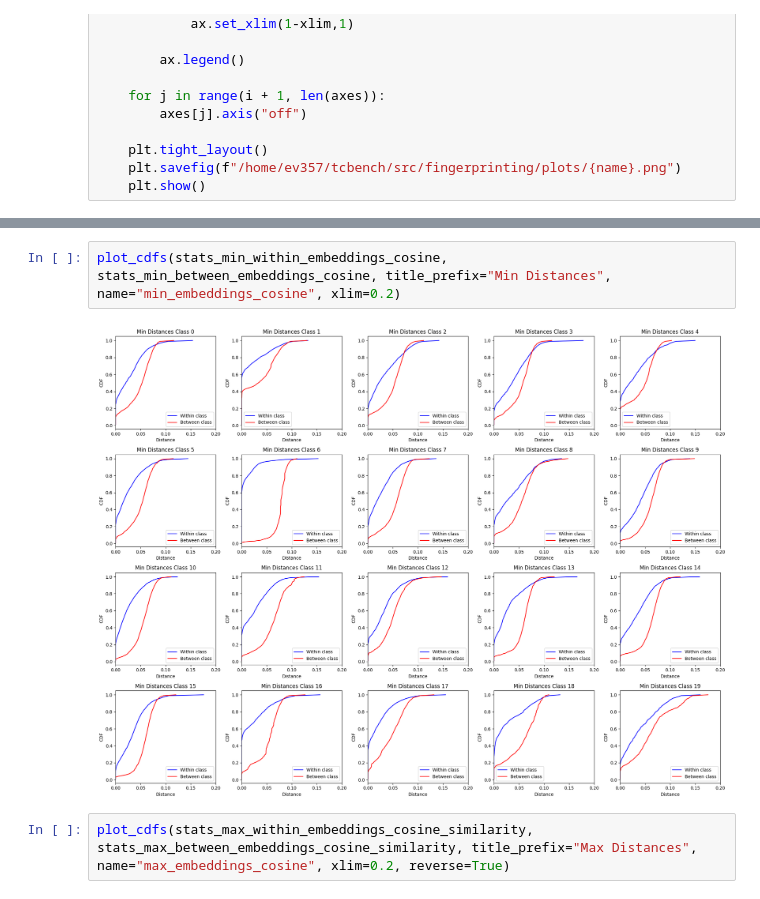
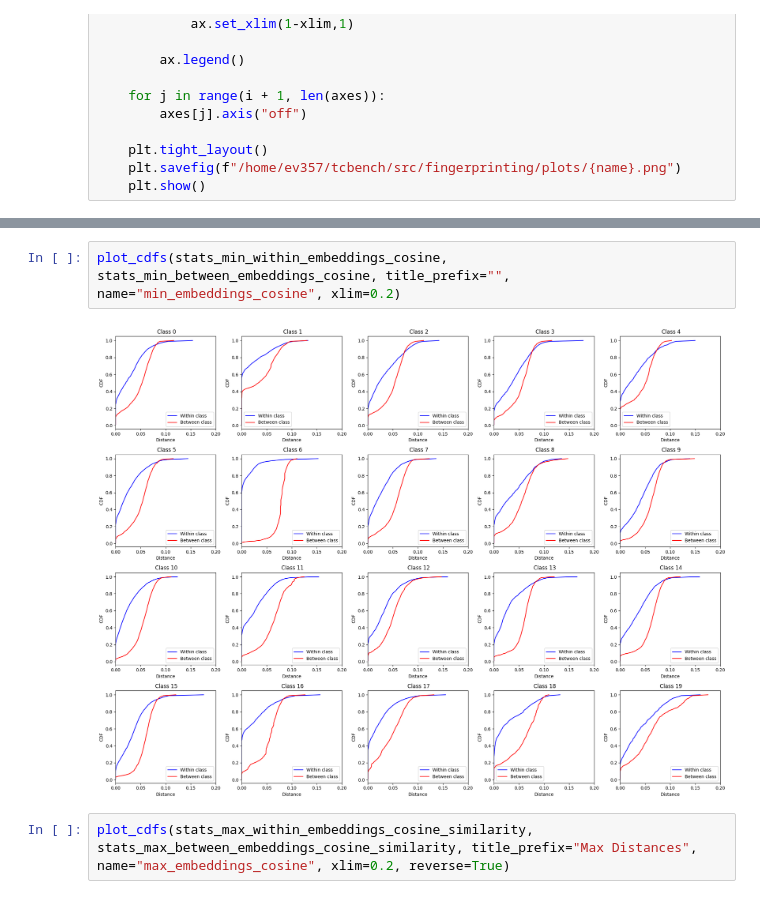
Before and after one commit to elliev7/partiii_research_project, a Jupyter notebook: fingerprinting/variance.ipynb, the cells around one changed output, grey strips where cells are left out. Cells and saved outputs as stored; diff of their text form.

```diff
--- a/fingerprinting/variance.ipynb
+++ b/fingerprinting/variance.ipynb
@@ -120,7 +120,7 @@ plot_cdfs(stats_min_within_embeddings, stats_min_between_embeddings, title_prefi
 # %%
-plot_cdfs(stats_min_within_embeddings_cosine, stats_min_between_embeddings_cosine, title_prefix="Min Distances", name="min_embeddings_cosine", xlim=0.2)
+plot_cdfs(stats_min_within_embeddings_cosine, stats_min_between_embeddings_cosine, title_prefix="", name="min_embeddings_cosine", xlim=0.2)
 # %% [output]
-[figure, old version]
+[figure, new version]
 # %%
 plot_cdfs(stats_max_within_embeddings_cosine_similarity, stats_max_between_embeddings_cosine_similarity, title_prefix="Max Distances", name="max_embeddings_cosine", xlim=0.2, reverse=True)
 # %% [output]
```
Also changed, not shown: parts of 2 cells of this notebook, 4 other files.
